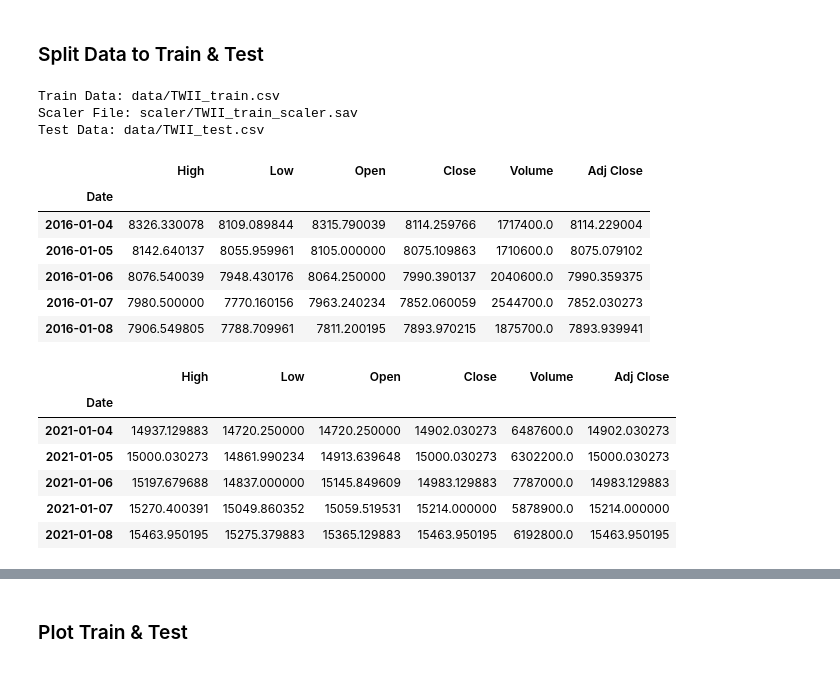
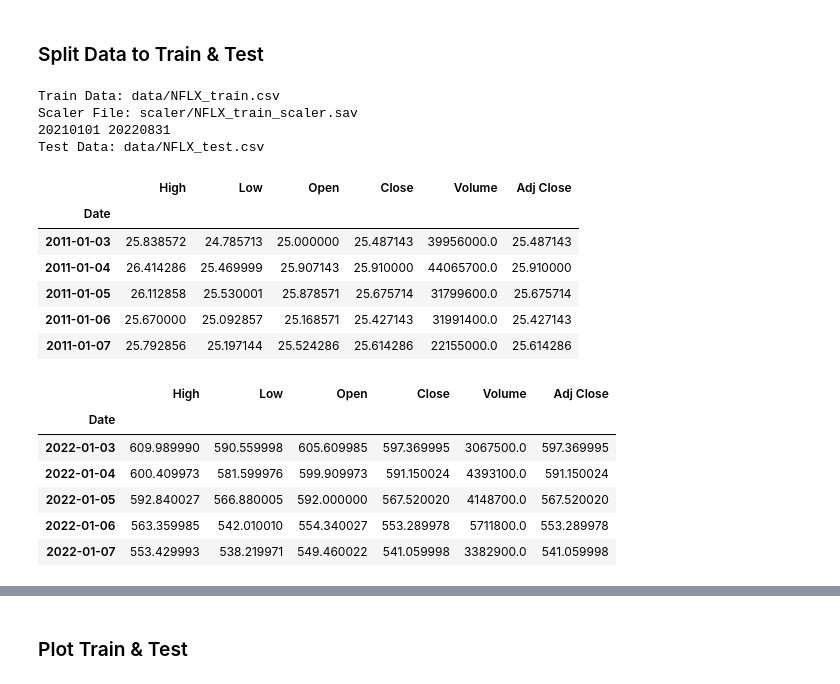
Before and after one commit to yayaya0411/StockPricePrediction, a Jupyter notebook: preprocess_data.ipynb, the cells around one changed output, grey strips where cells are left out. Saved outputs shown, nothing was run; the diff lists cells and outputs as text; code cells hidden in the pictures.

```diff
--- a/preprocess_data.ipynb
+++ b/preprocess_data.ipynb
@@ -49,51 +71,54 @@ save data to data\0050.csv
 ### Split Data to Train & Test
 # %%
 
-stock = 'TWII'
-train_year = ('2015','2019')
-test_year = ('2020','2021')
+stock = 'NFLX'
+# train_year = ('2015','2019')
+# test_year = ('2020','2021')
+train_year = ('2010','2021')
+test_year = ('2021','2022')
 data = pd.read_csv(f'data/{stock}.csv',index_col=0)
 # data = pd.DataFrame(data, index = data.index, columns = data.columns)
-
-# display(data.head())
-# display(data.describe())
 
 # create train set
 train = data.loc[f'{train_year[0]}0101':f'{train_year[1]}1231']
 output_path = f'data/{stock}_train.csv'
 print('Train Data:',output_path)
 train.to_csv(output_path)
 
 # create scaler
 scalerfile = f'scaler/{stock}_train_scaler.sav'
 print('Scaler File:',scalerfile)
 scaler_ = StandardScaler()
 scaler = scaler_.fit(train)
 pickle.dump(scaler, open(scalerfile, 'wb'))
 # scaler = pickle.load(open(scalerfile, 'rb'))
 
 # create scaler
-test = data.loc[f'{test_year[0]}0101':f'{test_year[1]}1231']
+# test = data.loc[f'{test_year[0]}0101':f'{test_year[1]}1231']
+print(f'{test_year[0]}0101',f'{test_year[1]}0831')
+test = data.loc[f'{test_year[0]}0101':f'{test_year[1]}0831']
 output_path = f'data/{stock}_test.csv'
 print('Test Data:',output_path)
 test.to_csv(output_path)
+
 display(train.head())
 display(test.head())
 # %% [output]
-Train Data: data/TWII_train.csv
-Scaler File: scaler/TWII_train_scaler.sav
-Test Data: data/TWII_test.csv
+Train Data: data/NFLX_train.csv
+Scaler File: scaler/NFLX_train_scaler.sav
+20210101 20220831
+Test Data: data/NFLX_test.csv
 |  | High | Low | Open | Close | Volume | Adj Close |
 | Date |  |  |  |  |  |  |
-| 2016-01-04 | 8326.330078 | 8109.089844 | 8315.790039 | 8114.259766 | 1717400.0 | 8114.229004 |
-| 2016-01-05 | 8142.640137 | 8055.959961 | 8105.000000 | 8075.109863 | 1710600.0 | 8075.079102 |
-| 2016-01-06 | 8076.540039 | 7948.430176 | 8064.250000 | 7990.390137 | 2040600.0 | 7990.359375 |
-| 2016-01-07 | 7980.500000 | 7770.160156 | 7963.240234 | 7852.060059 | 2544700.0 | 7852.030273 |
-| 2016-01-08 | 7906.549805 | 7788.709961 | 7811.200195 | 7893.970215 | 1875700.0 | 7893.939941 |
+| 2011-01-03 | 25.838572 | 24.785713 | 25.000000 | 25.487143 | 39956000.0 | 25.487143 |
+| 2011-01-04 | 26.414286 | 25.469999 | 25.907143 | 25.910000 | 44065700.0 | 25.910000 |
+| 2011-01-05 | 26.112858 | 25.530001 | 25.878571 | 25.675714 | 31799600.0 | 25.675714 |
+| 2011-01-06 | 25.670000 | 25.092857 | 25.168571 | 25.427143 | 31991400.0 | 25.427143 |
+| 2011-01-07 | 25.792856 | 25.197144 | 25.524286 | 25.614286 | 22155000.0 | 25.614286 |
 |  | High | Low | Open | Close | Volume | Adj Close |
 | Date |  |  |  |  |  |  |
-| 2021-01-04 | 14937.129883 | 14720.250000 | 14720.250000 | 14902.030273 | 6487600.0 | 14902.030273 |
-| 2021-01-05 | 15000.030273 | 14861.990234 | 14913.639648 | 15000.030273 | 6302200.0 | 15000.030273 |
-| 2021-01-06 | 15197.679688 | 14837.000000 | 15145.849609 | 14983.129883 | 7787000.0 | 14983.129883 |
-| 2021-01-07 | 15270.400391 | 15049.860352 | 15059.519531 | 15214.000000 | 5878900.0 | 15214.000000 |
-| 2021-01-08 | 15463.950195 | 15275.379883 | 15365.129883 | 15463.950195 | 6192800.0 | 15463.950195 |
+| 2022-01-03 | 609.989990 | 590.559998 | 605.609985 | 597.369995 | 3067500.0 | 597.369995 |
+| 2022-01-04 | 600.409973 | 581.599976 | 599.909973 | 591.150024 | 4393100.0 | 591.150024 |
+| 2022-01-05 | 592.840027 | 566.880005 | 592.000000 | 567.520020 | 4148700.0 | 567.520020 |
+| 2022-01-06 | 563.359985 | 542.010010 | 554.340027 | 553.289978 | 5711800.0 | 553.289978 |
+| 2022-01-07 | 553.429993 | 538.219971 | 549.460022 | 541.059998 | 3382900.0 | 541.059998 |
```
Also changed, not shown: parts of 5 cells of this notebook, 14 other files.
